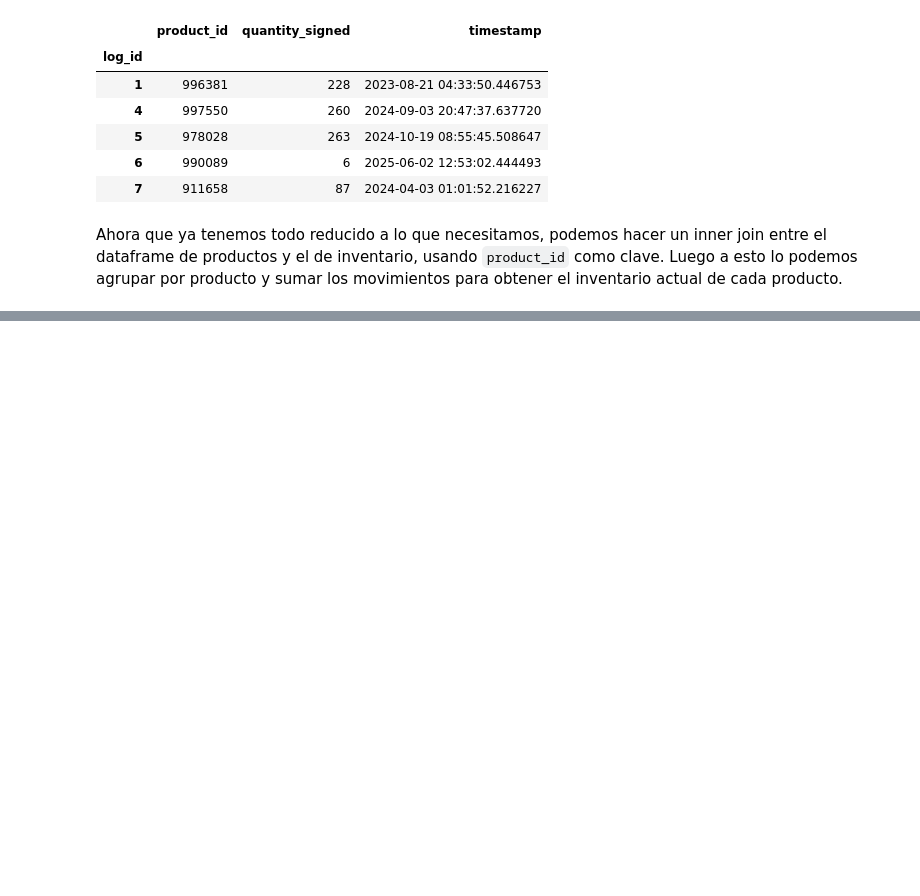
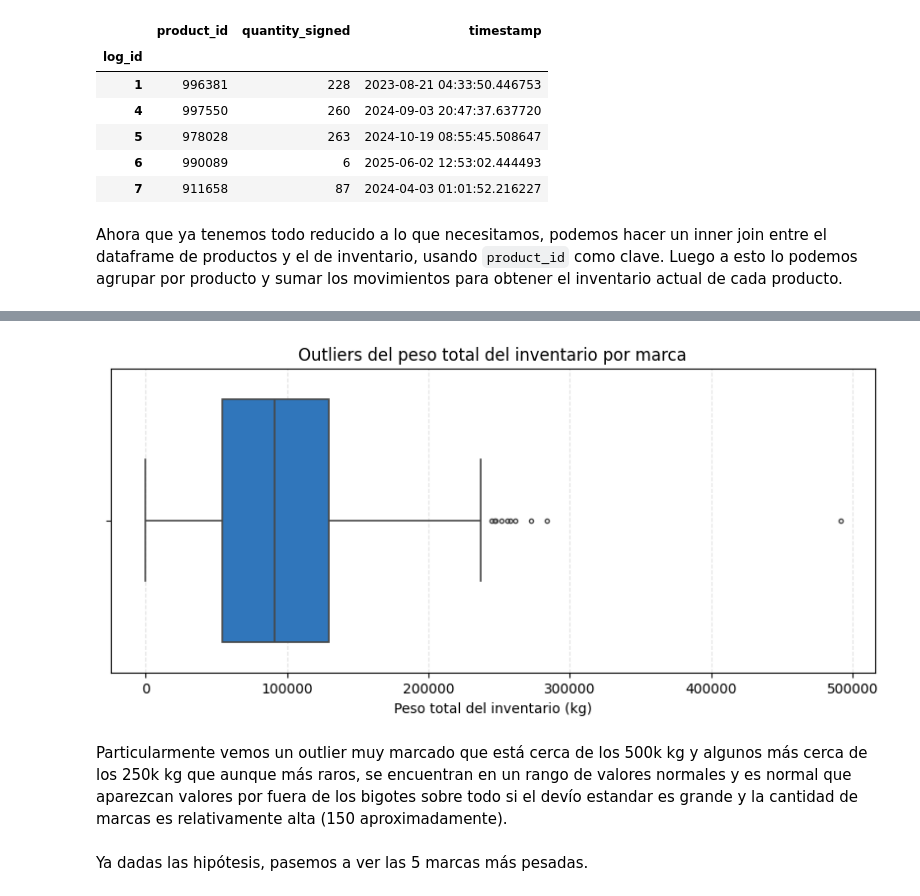
Before and after one commit to maximogismondi/cdd-martinelli, a Jupyter notebook: tps/tp1/querys/04_peso_inventario_stuff_por_marca.ipynb, the cells around one changed output, grey strips where cells are left out. Cells and saved outputs as stored; diff of their text form; code cells hidden in the pictures; blank space fills up the shorter version.

```diff
--- a/tps/tp1/querys/04_peso_inventario_stuff_por_marca.ipynb
+++ b/tps/tp1/querys/04_peso_inventario_stuff_por_marca.ipynb
@@ -124,0 +137,10 @@ inventory_by_product
+# %%
+inventory_by_product = merged_products_inventory.groupby(["product_id"]).agg(
+    {
+        "brand": "first",  # en este caso como todas las filas de un producto tienen la misma marca, podemos usar "first"
+        "weight_kg": "first",  # IDEM
+        "quantity_signed": "sum",
+    }
+)
+
+inventory_by_product.info()
@@ -124,0 +266,16 @@ inventory_by_product
+# %%
+serie = weight_by_brand["total_inventory_weight_kg"]
+
+plt.figure(figsize=(10, 4))
+ax = sns.boxplot(x=serie, color="#1976D2", fliersize=3, linewidth=1.2, whis=1.5)
+ax.xaxis.grid(True, linestyle="--", alpha=0.35)
+ax.set_title("Outliers del peso total del inventario por marca")
+ax.set_xlabel("Peso total del inventario (kg)")
+ax.set_ylabel("")
+plt.show()
+# %% [output]
+[figure, added]
+# %% [markdown]
+Particularmente vemos un outlier muy marcado que está cerca de los 500k kg y algunos más cerca de los 250k kg que aunque más raros, se encuentran en un rango de valores normales y es normal que aparezcan valores por fuera de los bigotes sobre todo si el devío estandar es grande y la cantidad de marcas es relativamente alta (150 aproximadamente).
+# %% [markdown]
+Ya dadas las hipótesis, pasemos a ver las 5 marcas más pesadas.
```
Also changed, not shown: parts of 37 cells of this notebook.
